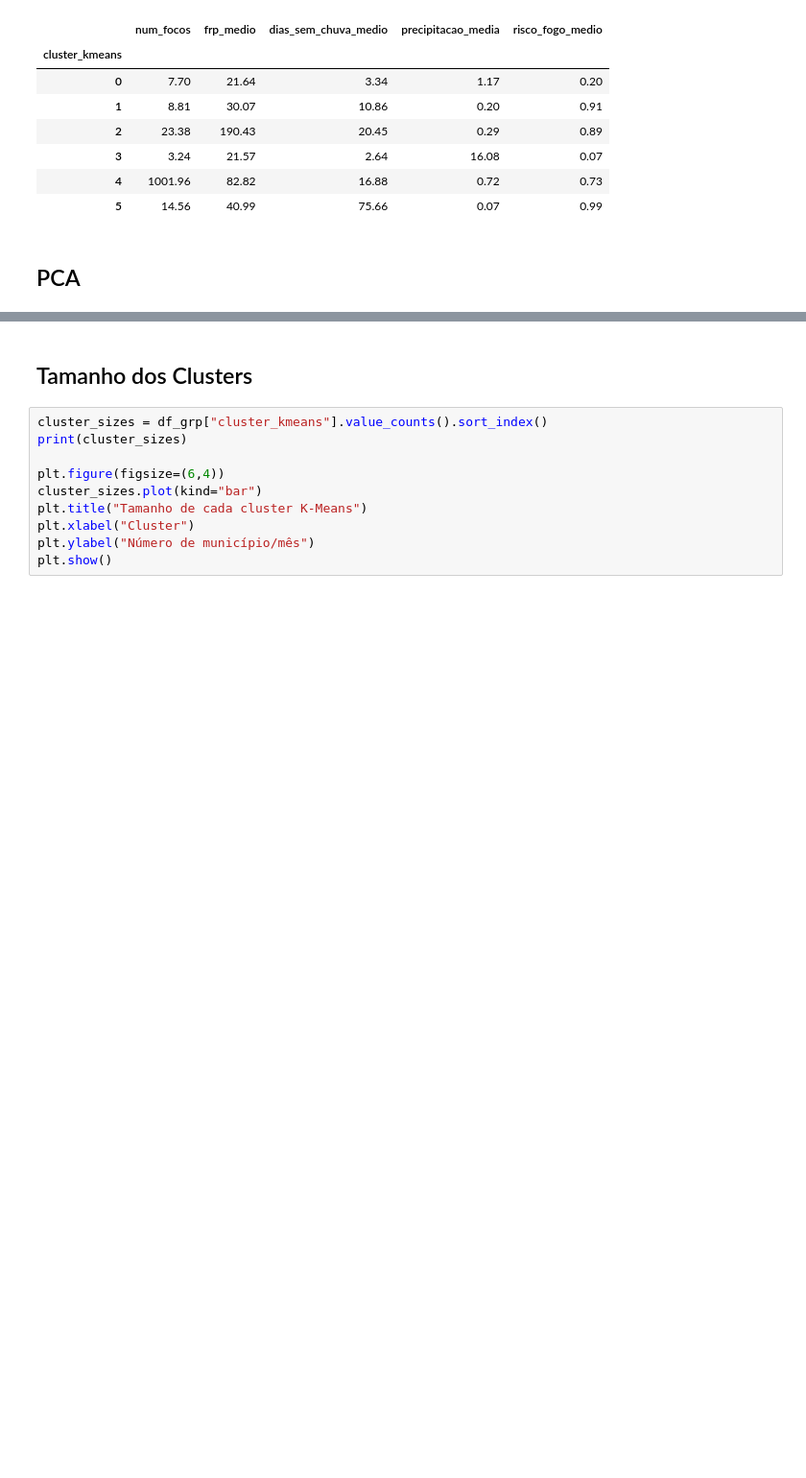
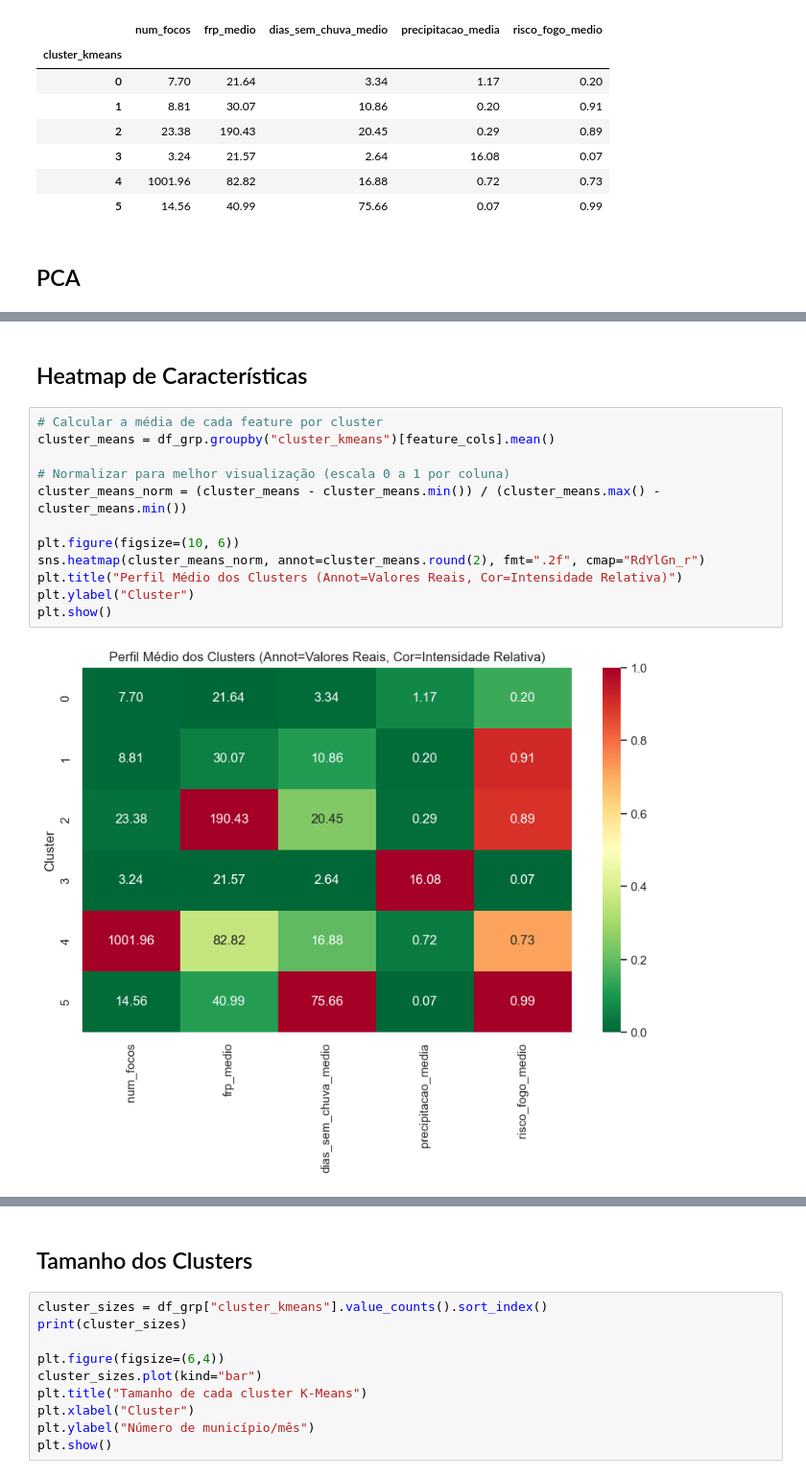
Before and after one commit to Lucas-2306/Aplicacoes-de-IA, a Jupyter notebook: trabalho.ipynb, the cells around one changed output, grey strips where cells are left out. Shown: that part at 96% size. Saved outputs shown, nothing was run; the diff lists cells and outputs as text; blank space fills up the shorter version.

```diff
--- a/trabalho.ipynb
+++ b/trabalho.ipynb
@@ -309,0 +303,16 @@ plt.show()
+# %% [markdown]
+## Heatmap de Características
+# %%
+# Calcular a média de cada feature por cluster
+cluster_means = df_grp.groupby("cluster_kmeans")[feature_cols].mean()
+
+# Normalizar para melhor visualização (escala 0 a 1 por coluna)
+cluster_means_norm = (cluster_means - cluster_means.min()) / (cluster_means.max() - cluster_means.min())
+
+plt.figure(figsize=(10, 6))
+sns.heatmap(cluster_means_norm, annot=cluster_means.round(2), fmt=".2f", cmap="RdYlGn_r")
+plt.title("Perfil Médio dos Clusters (Annot=Valores Reais, Cor=Intensidade Relativa)")
+plt.ylabel("Cluster")
+plt.show()
+# %% [output]
+[figure, added]
```
Also changed, not shown: parts of 15 cells of this notebook, 6 other files.
